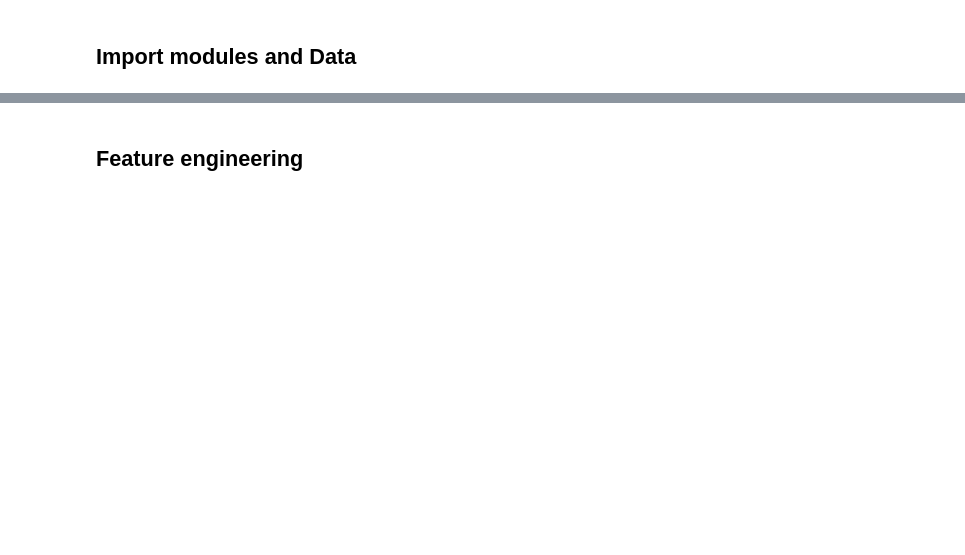
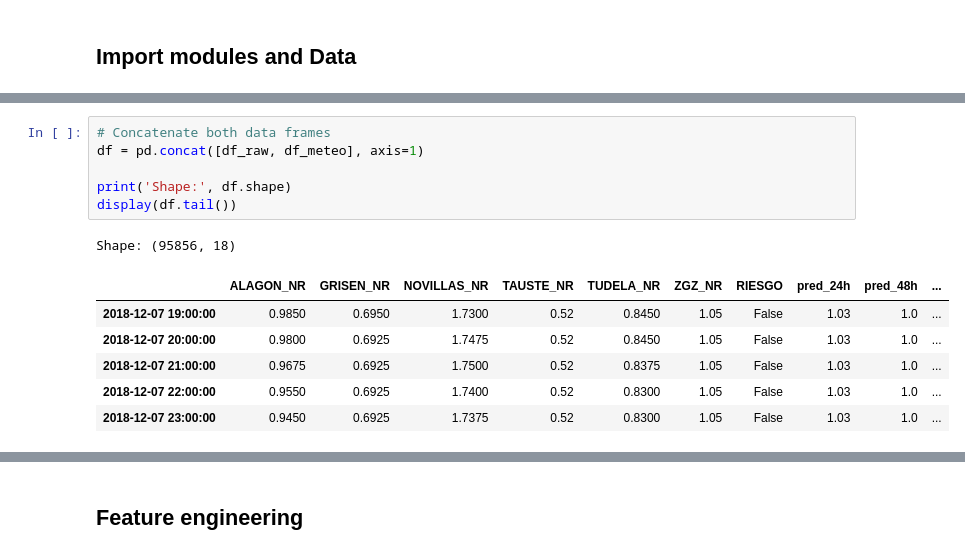
Before and after one commit to mlopezcaballero/Apsu, a Jupyter notebook: notebooks/data_preparation.ipynb, the cells around one changed output, grey strips where cells are left out. Drawn from its saved outputs; the diff is of its cells as text; blank space fills up the shorter version.

```diff
--- a/notebooks/data_preparation.ipynb
+++ b/notebooks/data_preparation.ipynb
@@ -66,0 +115,14 @@ raw_data.head()
+# %%
+# Concatenate both data frames
+df = pd.concat([df_raw, df_meteo], axis=1)
+
+print('Shape:', df.shape)
+display(df.tail())
+# %% [output]
+Shape: (95856, 18)
+|  | ALAGON_NR | GRISEN_NR | NOVILLAS_NR | TAUSTE_NR | TUDELA_NR | ZGZ_NR | RIESGO | pred_24h | pred_48h | ... |
+| 2018-12-07 19:00:00 | 0.9850 | 0.6950 | 1.7300 | 0.52 | 0.8450 | 1.05 | False | 1.03 | 1.0 | ... |
+| 2018-12-07 20:00:00 | 0.9800 | 0.6925 | 1.7475 | 0.52 | 0.8450 | 1.05 | False | 1.03 | 1.0 | ... |
+| 2018-12-07 21:00:00 | 0.9675 | 0.6925 | 1.7500 | 0.52 | 0.8375 | 1.05 | False | 1.03 | 1.0 | ... |
+| 2018-12-07 22:00:00 | 0.9550 | 0.6925 | 1.7400 | 0.52 | 0.8300 | 1.05 | False | 1.03 | 1.0 | ... |
+| 2018-12-07 23:00:00 | 0.9450 | 0.6925 | 1.7375 | 0.52 | 0.8300 | 1.05 | False | 1.03 | 1.0 | ... |
```
Also changed, not shown: parts of 25 cells of this notebook, 2 other files.
